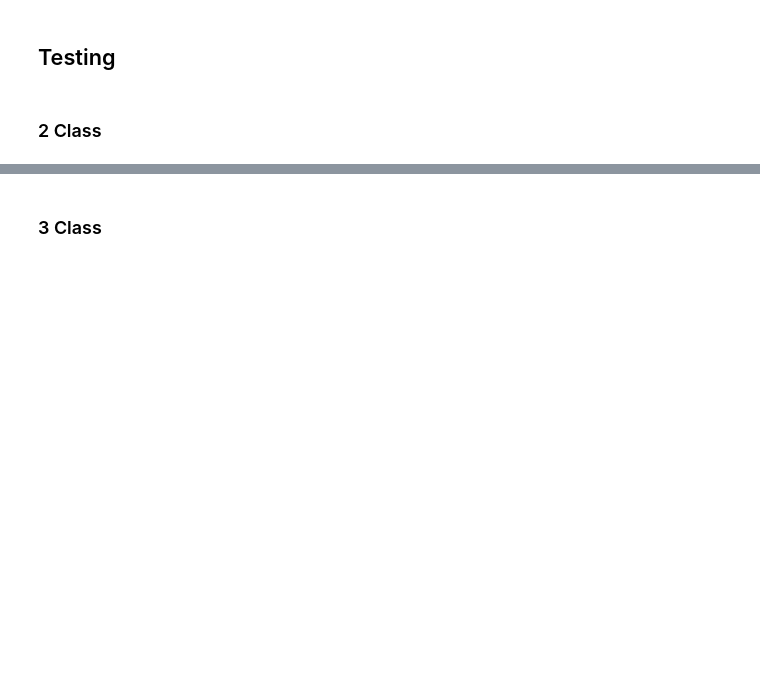
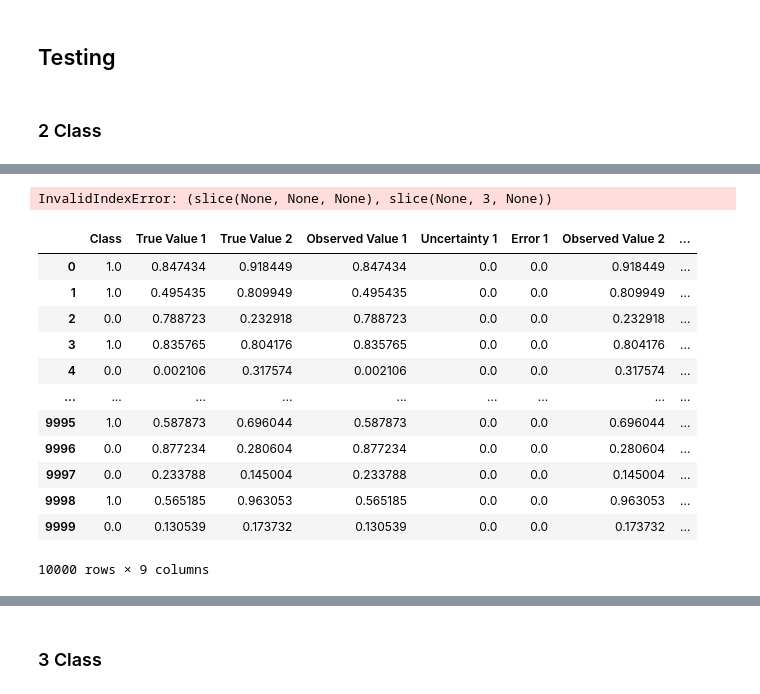
Before and after one commit to TilenG2/uncertain-world-gen, a Jupyter notebook: scripting/running_experiments.ipynb, the cells around one changed output, grey strips where cells are left out. Drawn from its saved outputs; the diff is of its cells as text; code cells hidden in the pictures; blank space fills up the shorter version.

```diff
--- a/scripting/running_experiments.ipynb
+++ b/scripting/running_experiments.ipynb
@@ -72,6 +72,27 @@ display(HTML("""
         }
     </style>
 """))
+# %%
+# Function to be executed in parallel
+def run_experiment(features, world_gen_seed, err_range, n_sample, learners, class_number, feature_bounds = (0, 1),
+                   endThreshold = .2, endArea = .2, max_depth = 4, repetitions_per_world=33,  correlation = 1):
+    np.random.seed(world_gen_seed)
+    world = generate_world_pandas(world_gen_seed, 1, features,
+                           feature_bounds=feature_bounds,
+                           endThreshold=endThreshold, endArea=endArea, max_depth=max_depth,
+                           class_number=class_number,
+                           errRange=err_range, corr=correlation)
+    data, test_data = convert_np_to_orange(world, features)
+
+    results = []
+    majority_class = CA(TestOnTestData(test_data, test_data=test_data, learners=[majority]))[0]
+    for samples_per_class in n_sample:
+        for _ in range(33):
+            res = TestOnTestData(data=sample_data_orange(data, samples_per_class),
+                                test_data=test_data,
+                                learners=learners)
+            results.append([features, world_gen_seed, err_range, samples_per_class] + [val for val in CA(res)] + [majority_class])
+    return results
 # %% [markdown]
 ### 2 Class
 # %%
@@ -149,0 +152,27 @@ KeyboardInterrupt:
+# %%
+run_experiment(features, world_gen_seed, err_range, n_sample, learners, NUMBER_OF_CLASSES,
+                        feature_bounds, endThreshold, endA, max_depth, rep)
+# %% [output]
+InvalidIndexError: (slice(None, None, None), slice(None, 3, None))
+# %%
+world = generate_world_pandas(world_gen_seed, 1, features,
+                           feature_bounds=feature_bounds,
+                           endThreshold=endThreshold, endArea=endArea, max_depth=max_depth,
+                           class_number=2,
+                           errRange=err_range, corr=1)
+# %%
+world[["Class"]]
+# %% [output]
+|  | Class | True Value 1 | True Value 2 | Observed Value 1 | Uncertainty 1 | Error 1 | Observed Value 2 | ... |
+| 0 | 1.0 | 0.847434 | 0.918449 | 0.847434 | 0.0 | 0.0 | 0.918449 | ... |
+| 1 | 1.0 | 0.495435 | 0.809949 | 0.495435 | 0.0 | 0.0 | 0.809949 | ... |
+| 2 | 0.0 | 0.788723 | 0.232918 | 0.788723 | 0.0 | 0.0 | 0.232918 | ... |
+| 3 | 1.0 | 0.835765 | 0.804176 | 0.835765 | 0.0 | 0.0 | 0.804176 | ... |
+| 4 | 0.0 | 0.002106 | 0.317574 | 0.002106 | 0.0 | 0.0 | 0.317574 | ... |
+| ... | ... | ... | ... | ... | ... | ... | ... | ... |
+| 9995 | 1.0 | 0.587873 | 0.696044 | 0.587873 | 0.0 | 0.0 | 0.696044 | ... |
+| 9996 | 0.0 | 0.877234 | 0.280604 | 0.877234 | 0.0 | 0.0 | 0.280604 | ... |
+| 9997 | 0.0 | 0.233788 | 0.145004 | 0.233788 | 0.0 | 0.0 | 0.145004 | ... |
+| 9998 | 1.0 | 0.565185 | 0.963053 | 0.565185 | 0.0 | 0.0 | 0.963053 | ... |
+| 9999 | 0.0 | 0.130539 | 0.173732 | 0.130539 | 0.0 | 0.0 | 0.173732 | ... |
+10000 rows × 9 columns
```
Also changed, not shown: parts of 4 cells of this notebook, 3 other files.
